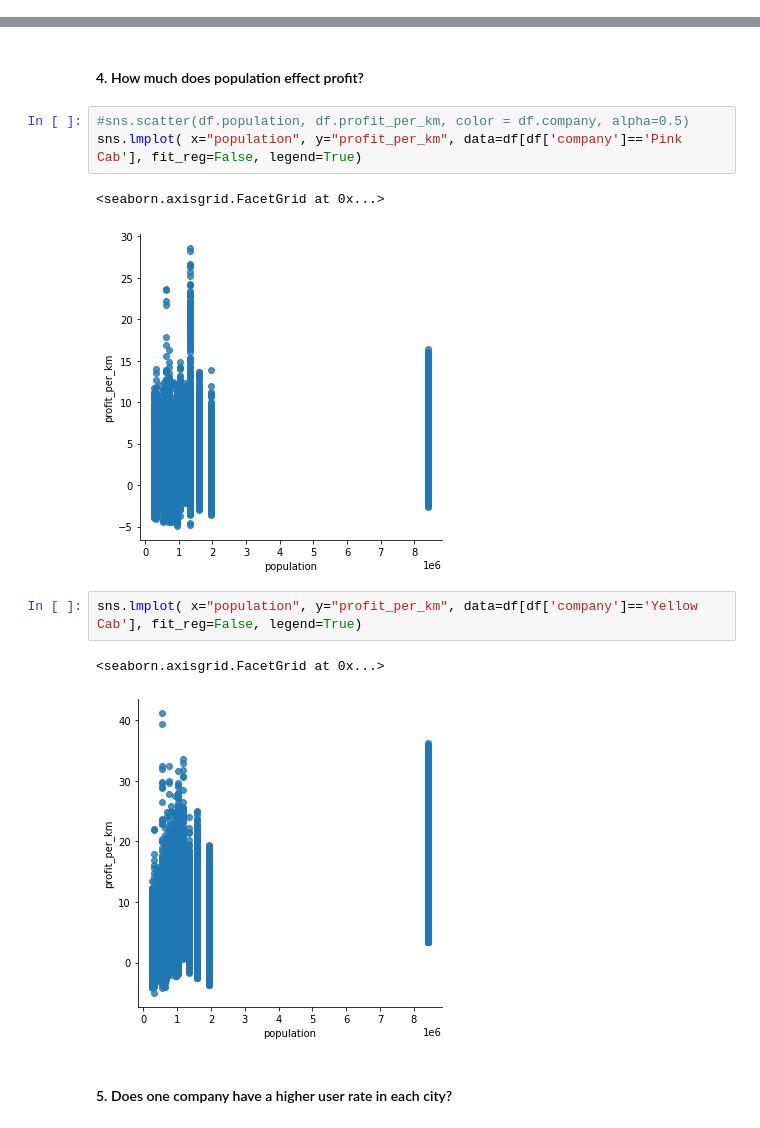
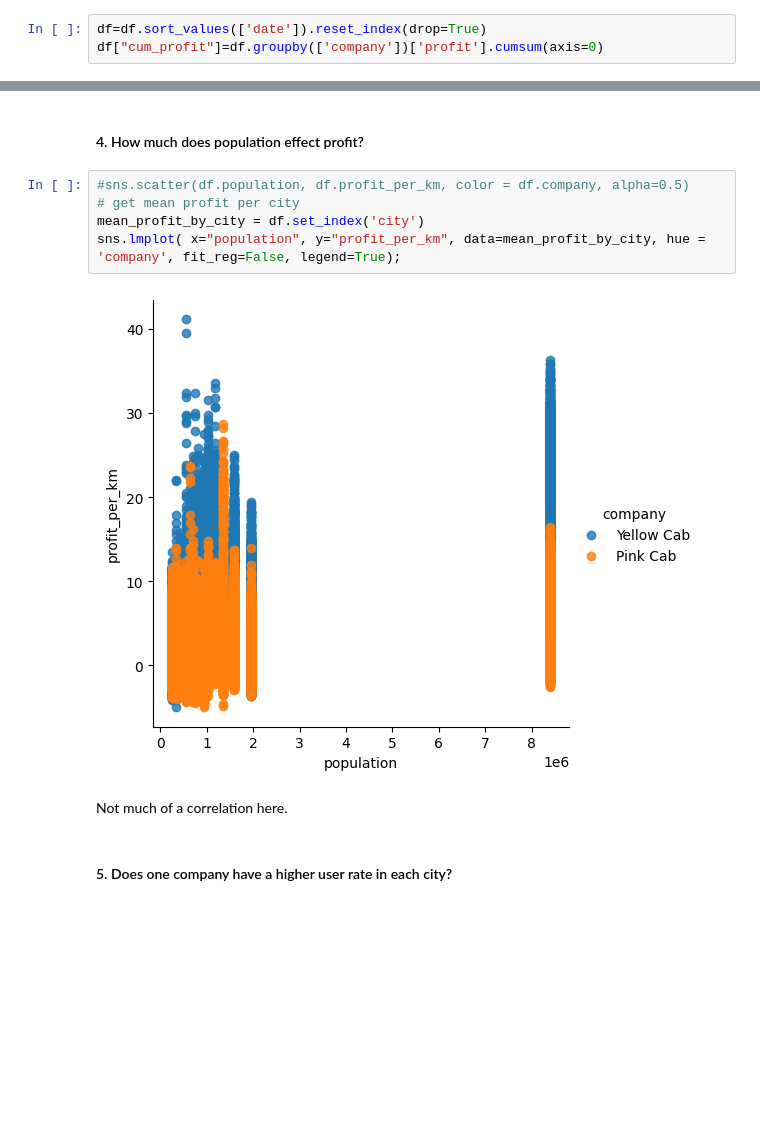
Before and after one commit to rambles-tech/DG_virtual_internship, a Jupyter notebook: week02/EDA.ipynb, the cells around one changed output, grey strips where cells are left out. Cells and saved outputs as stored; diff of their text form; blank space fills up the shorter version.

```diff
--- a/week02/EDA.ipynb
+++ b/week02/EDA.ipynb
@@ -464,3 +577,6 @@ False
+# %%
+df=df.sort_values(['date']).reset_index(drop=True)
+df["cum_profit"]=df.groupby(['company'])['profit'].cumsum(axis=0)
 # %%
 sns.pairplot(df[['company', 'km_traveled', 'price', 'expense', 'profit', 'population', 'users', 'user_rate']].sample(5000), hue='company', palette = {pink_color, yellow_color}, height=3);
 # %% [output]
@@ -852,15 +1021,13 @@ Ttest_indResult(statistic=-210.96861574553887, pvalue=0.0)
 #### 4. How much does population effect profit?
 # %%
 #sns.scatter(df.population, df.profit_per_km, color = df.company, alpha=0.5)
-sns.lmplot( x="population", y="profit_per_km", data=df[df['company']=='Pink Cab'], fit_reg=False, legend=True)
+# get mean profit per city
+mean_profit_by_city = df.set_index('city')
+sns.lmplot( x="population", y="profit_per_km", data=mean_profit_by_city, hue = 'company', fit_reg=False, legend=True);
 # %% [output]
-<seaborn.axisgrid.FacetGrid at 0x...>
-[figure, old version]
+[figure, new version]
-# %%
-sns.lmplot( x="population", y="profit_per_km", data=df[df['company']=='Yellow Cab'], fit_reg=False, legend=True)
-# %% [output]
-<seaborn.axisgrid.FacetGrid at 0x...>
-[figure, removed]
+# %% [markdown]
+Not much of a correlation here.
 # %% [markdown]
 #### 5. Does one company have a higher user rate in each city?
 # %%
```
Also changed, not shown: parts of 71 cells of this notebook.
